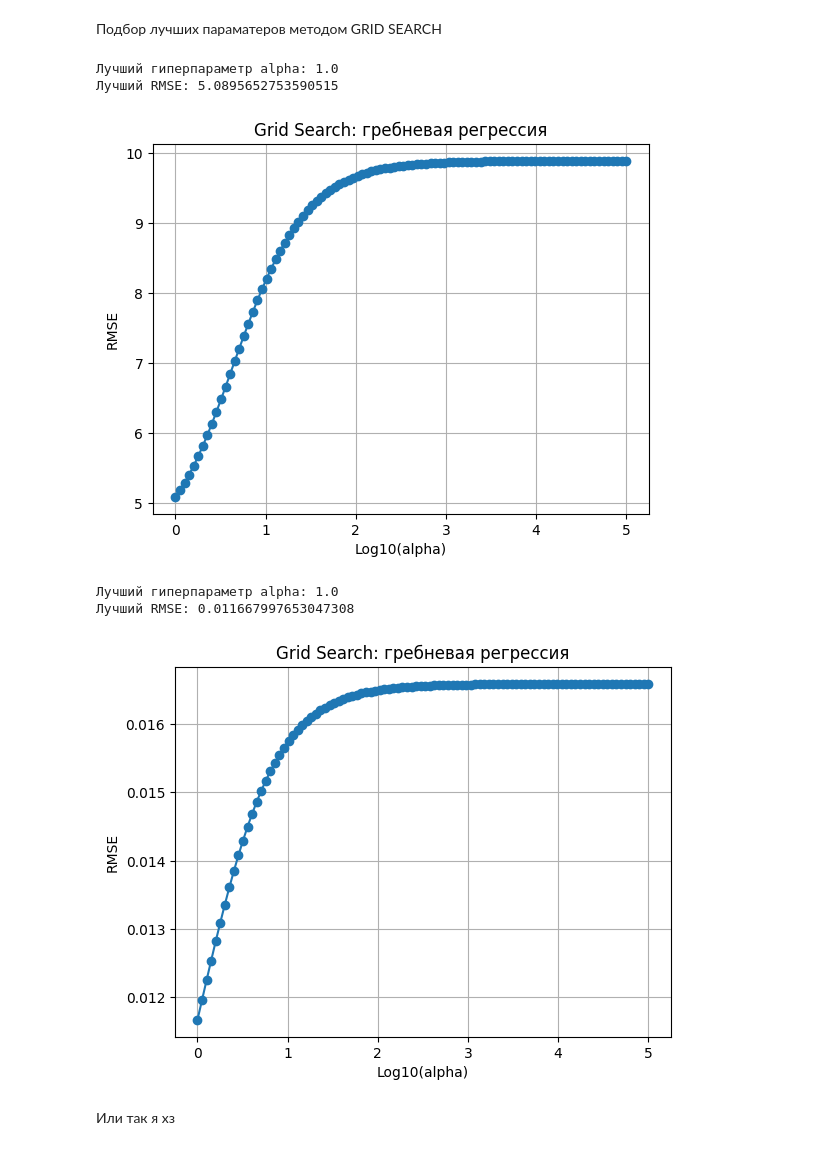
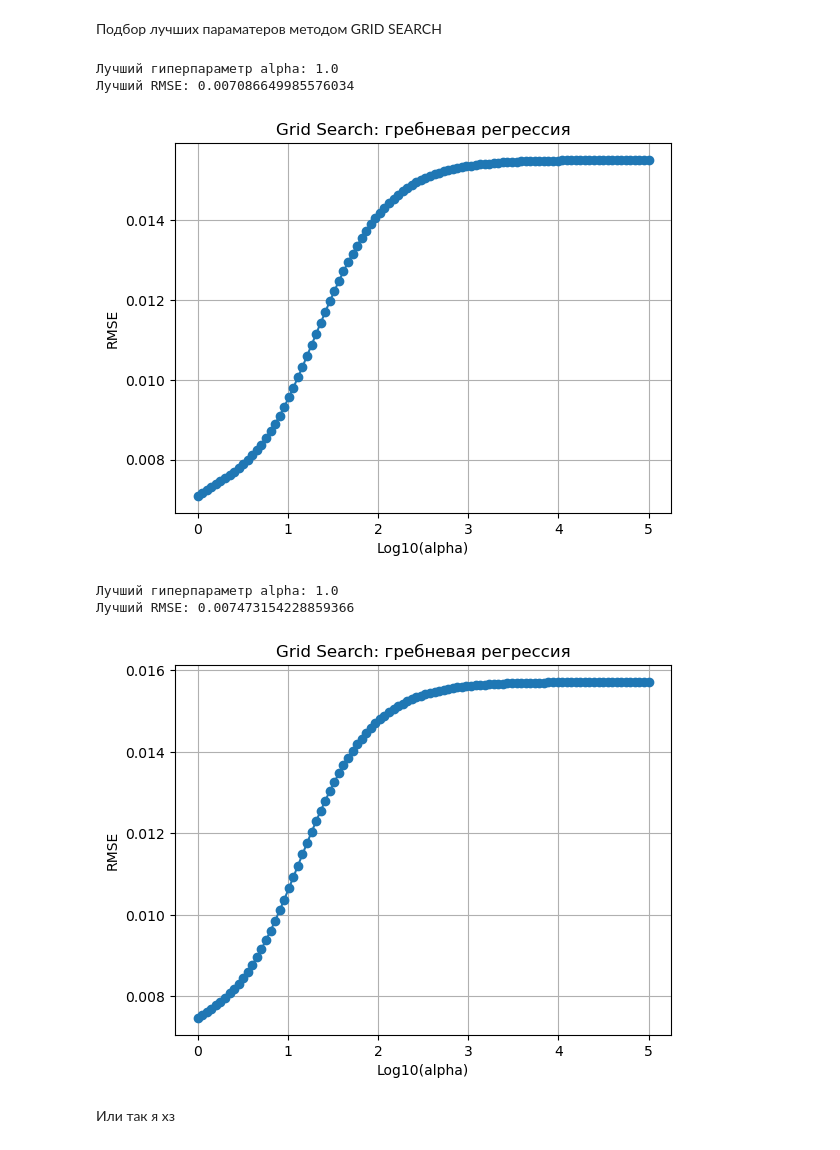
Before and after one commit to nikoloskorzun/Intelligent_analysis_and_data_processing, a Jupyter notebook: Intelligent analysis and data processing/lab1/lab1 copy.ipynb, the cells around one changed output. Drawn from its saved outputs; the diff is of its cells as text; code cells hidden in the pictures.

```diff
--- a/Intelligent analysis and data processing/lab1/lab1 copy.ipynb
+++ b/Intelligent analysis and data processing/lab1/lab1 copy.ipynb
@@ -96,7 +96,7 @@ from sklearn.model_selection import train_test_split
 from sklearn.metrics import mean_squared_error, r2_score
 # %%
 global df
-df = pd.read_excel("V12.xlsx", names = names)
+df = pd.read_excel("../../V12.xlsx", names = names)
 global corr
 # %% [markdown]
 <h4 style="text-align: center; font-size: 24px;">Этап 3<br>Разведочный анализ данных</h4>
@@ -699,7 +800,8 @@ def grid_search_best_model(X_train, Y_train):
     param_grid = {'alpha': np.logspace(0, 5, 100)}
 
     model_ridge = Ridge()
-
+    model_poly = PolynomialFeatures(degree=5)
+    X_train = pd.DataFrame(model_poly.fit_transform(X_train))
     grid_search = GridSearchCV(estimator=model_ridge, param_grid=param_grid,
                                cv=5, scoring='neg_mean_squared_error', n_jobs=-1)
 
@@ -707,40 +809,40 @@ def grid_search_best_model(X_train, Y_train):
     grid_search.fit(X_train, Y_train)
 
 
     best_alpha = grid_search.best_params_['alpha']
     best_rmse = np.sqrt(-grid_search.best_score_)
 
     print(f"Лучший гиперпараметр alpha: {best_alpha}")
     print(f"Лучший RMSE: {best_rmse}")
 
 
     alphas = np.array(grid_search.cv_results_['param_alpha'].astype(float))  # Преобразуем к float
     log_alphas = np.log10(alphas)
 
 
     mean_test_scores = np.sqrt(-grid_search.cv_results_['mean_test_score'])
 
     plt.plot(log_alphas, mean_test_scores, marker='o')
     plt.xlabel('Log10(alpha)')
     plt.ylabel('RMSE')
     plt.title('Grid Search: гребневая регрессия')
     plt.grid(True)
     plt.show()
 
     return best_alpha, best_rmse
 
 
 X_train, X_test, Y_train, Y_test = train_test_split(df_base_normilized, df_Y, test_size=TEST_SIZE, random_state=SEED)
 best_alpha_train, best_rmse_train = grid_search_best_model(X_train, Y_train)
 # %% [output]
 Лучший гиперпараметр alpha: 1.0
-Лучший RMSE: 5.0895652753590515
+Лучший RMSE: 0.007086649985576034
-[figure, old version]
+[figure, new version]
 # %%
 best_alpha_test, best_rmse_test = grid_search_best_model(X_test, Y_test)
 # %% [output]
 Лучший гиперпараметр alpha: 1.0
-Лучший RMSE: 0.011667997653047308
+Лучший RMSE: 0.007473154228859366
-[figure, old version]
+[figure, new version]
 # %% [markdown]
 Или так я хз
```
Also changed, not shown: parts of 11 cells of this notebook.
